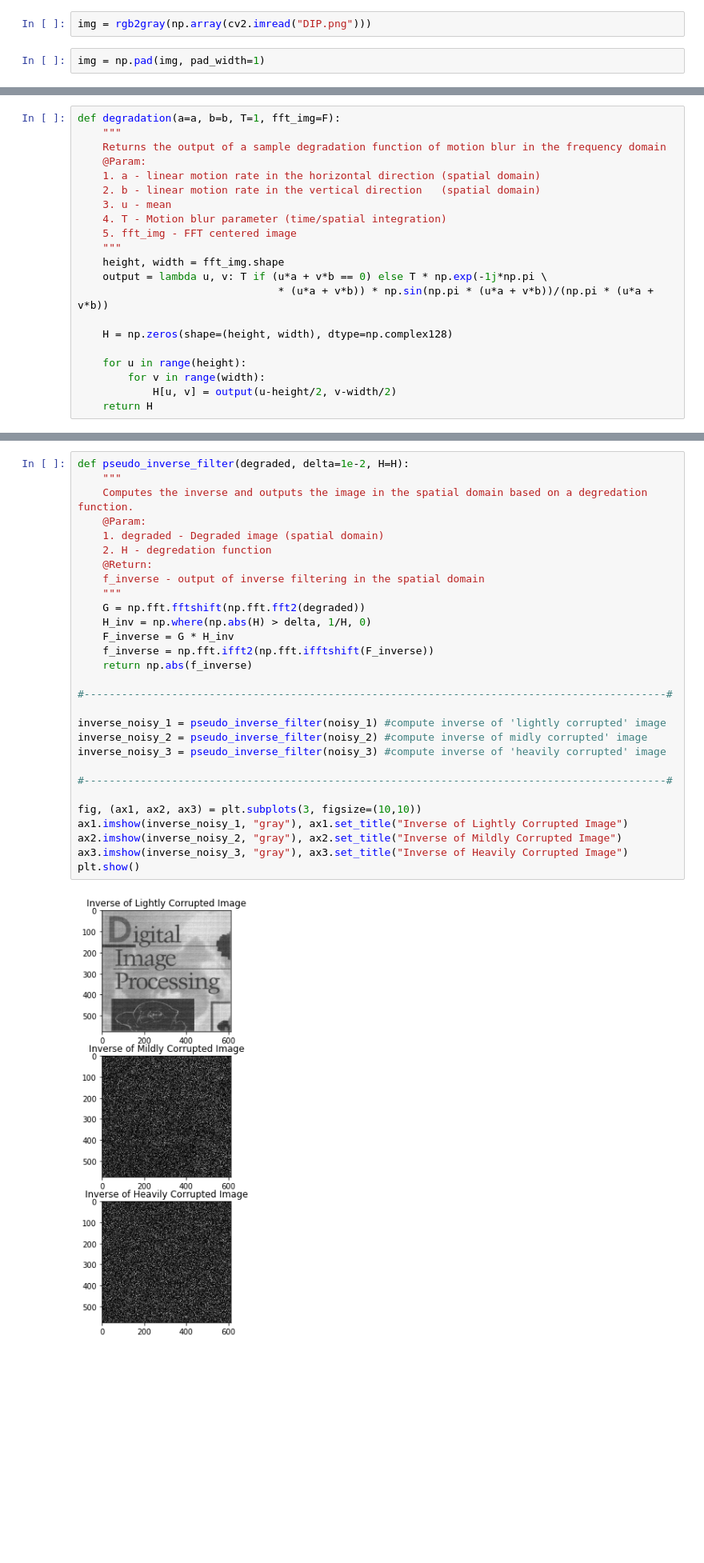
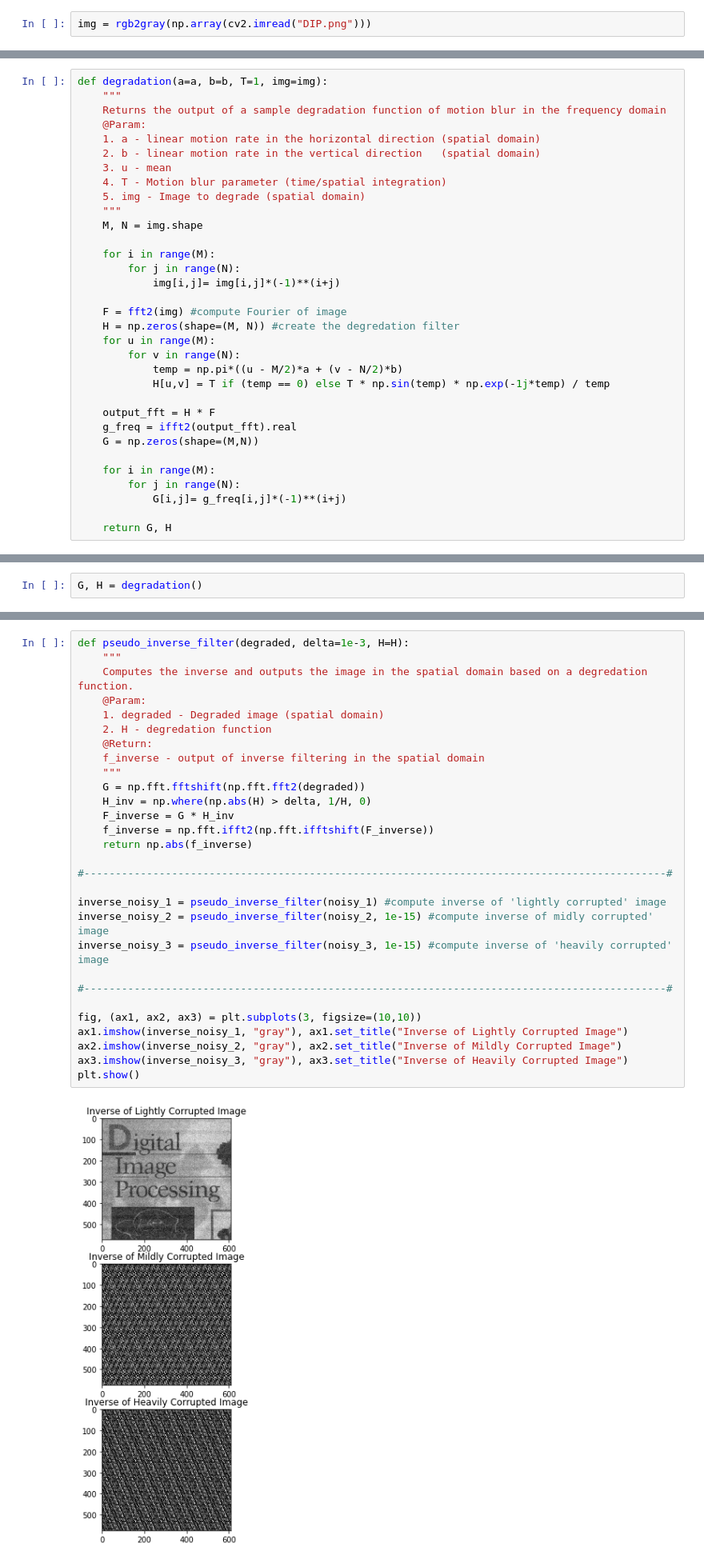
Before and after one commit to QasimWani/frequency_domain_filtering, a Jupyter notebook: motion_blur.ipynb, the cells around one changed output, grey strips where cells are left out. Shown at 80% size. Cells and saved outputs as stored; diff of their text form; blank space fills up the shorter version.

Commit message:
updated blur function in fourier, without centering

```diff
--- a/motion_blur.ipynb
+++ b/motion_blur.ipynb
@@ -17,4 +12,2 @@ def rgb2gray(rgb):
 # %%
 img = rgb2gray(np.array(cv2.imread("DIP.png")))
-# %%
-img = np.pad(img, pad_width=1)
@@ -35,7 +22,7 @@ def gauss_noise(data, v, u=0):
     noisy_data = x + np.random.normal(u, v**0.5, data.shape)
     return noisy_data
 # %%
-def degradation(a=a, b=b, T=1, fft_img=F):
+def degradation(a=a, b=b, T=1, img=img):
     """
     Returns the output of a sample degradation function of motion blur in the frequency domain
     @Param:
@@ -43,15 +30,27 @@ def degradation(a=a, b=b, T=1, fft_img=F):
     2. b - linear motion rate in the vertical direction   (spatial domain)
     3. u - mean
     4. T - Motion blur parameter (time/spatial integration)
-    5. fft_img - FFT centered image
+    5. img - Image to degrade (spatial domain)
     """
-    height, width = fft_img.shape
-    output = lambda u, v: T if (u*a + v*b == 0) else T * np.exp(-1j*np.pi \
-                                * (u*a + v*b)) * np.sin(np.pi * (u*a + v*b))/(np.pi * (u*a + v*b))
+    M, N = img.shape
 
-    H = np.zeros(shape=(height, width), dtype=np.complex128)
+    for i in range(M):
+        for j in range(N):
+            img[i,j]= img[i,j]*(-1)**(i+j)
 
-    for u in range(height):
-        for v in range(width):
-            H[u, v] = output(u-height/2, v-width/2)
-    return H
+    F = fft2(img) #compute Fourier of image
+    H = np.zeros(shape=(M, N)) #create the degredation filter
+    for u in range(M):
+        for v in range(N):
+            temp = np.pi*((u - M/2)*a + (v - N/2)*b)
+            H[u,v] = T if (temp == 0) else T * np.sin(temp) * np.exp(-1j*temp) / temp
+
+    output_fft = H * F
+    g_freq = ifft2(output_fft).real
+    G = np.zeros(shape=(M,N))
+
+    for i in range(M):
+        for j in range(N):
+            G[i,j]= g_freq[i,j]*(-1)**(i+j)
+
+    return G, H
@@ -63,3 +57,5 @@ G = np.fft.ifft2(np.fft.ifftshift(output_centered_fft))
+# %%
+G, H = degradation()
 # %%
 noisy_1 = gauss_noise(np.abs(G), v=0.0065) #noise level set to 'lightly corrupted'
 noisy_2 = gauss_noise(np.abs(G), v=65) #noise level set to 'midly corrupted'
@@ -87,36 +83,36 @@ H_{inv}(u,v) = \left\{
 \right.
 \end{equation*} $$
 # %%
-def pseudo_inverse_filter(degraded, delta=1e-2, H=H):
+def pseudo_inverse_filter(degraded, delta=1e-3, H=H):
     """
     Computes the inverse and outputs the image in the spatial domain based on a degredation function.
     @Param:
     1. degraded - Degraded image (spatial domain)
     2. H - degredation function
     @Return:
     f_inverse - output of inverse filtering in the spatial domain
     """
     G = np.fft.fftshift(np.fft.fft2(degraded))
     H_inv = np.where(np.abs(H) > delta, 1/H, 0)
     F_inverse = G * H_inv
     f_inverse = np.fft.ifft2(np.fft.ifftshift(F_inverse))
     return np.abs(f_inverse)
 
 #---------------------------------------------------------------------------------------------#
 
 inverse_noisy_1 = pseudo_inverse_filter(noisy_1) #compute inverse of 'lightly corrupted' image
-inverse_noisy_2 = pseudo_inverse_filter(noisy_2) #compute inverse of midly corrupted' image
-inverse_noisy_3 = pseudo_inverse_filter(noisy_3) #compute inverse of 'heavily corrupted' image
+inverse_noisy_2 = pseudo_inverse_filter(noisy_2, 1e-15) #compute inverse of midly corrupted' image
+inverse_noisy_3 = pseudo_inverse_filter(noisy_3, 1e-15) #compute inverse of 'heavily corrupted' image
 
 #---------------------------------------------------------------------------------------------#
 
 fig, (ax1, ax2, ax3) = plt.subplots(3, figsize=(10,10))
 ax1.imshow(inverse_noisy_1, "gray"), ax1.set_title("Inverse of Lightly Corrupted Image")
 ax2.imshow(inverse_noisy_2, "gray"), ax2.set_title("Inverse of Mildly Corrupted Image")
 ax3.imshow(inverse_noisy_3, "gray"), ax3.set_title("Inverse of Heavily Corrupted Image")
 plt.show()
 # %% [output]
-[figure, old version]
+[figure, new version]
 # %% [markdown]
 <h4>Weiner Filter:</h4>
 $$ \hat{F}(u, v) =
```
Also changed, not shown: parts of 7 cells of this notebook.
